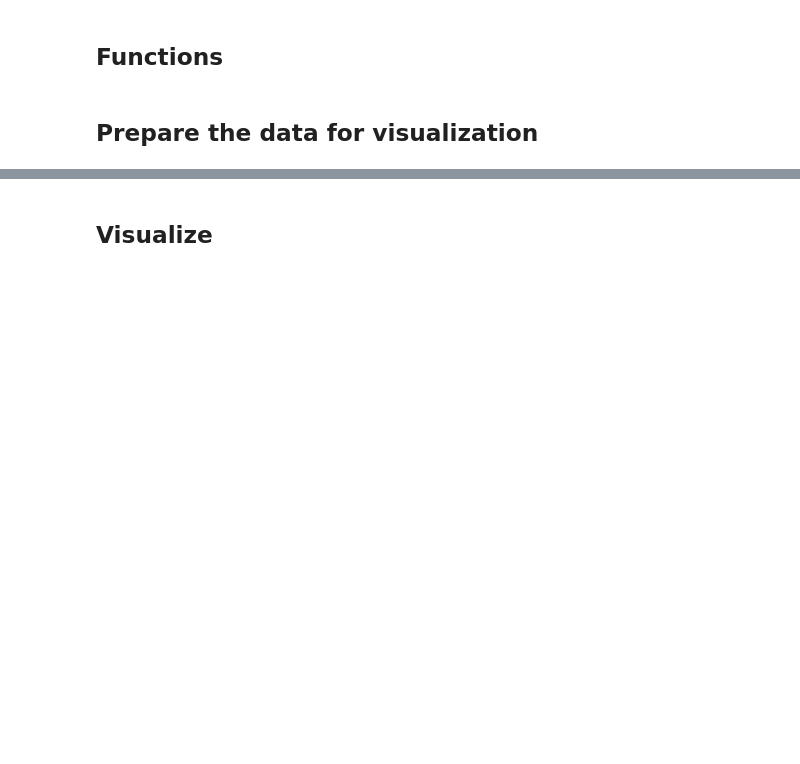
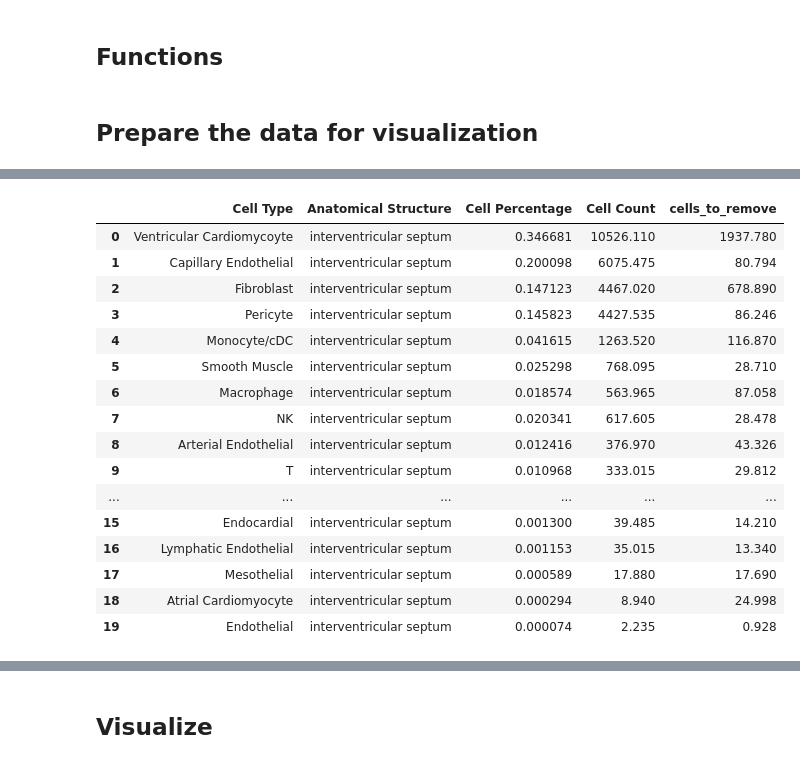
Before and after one commit to cns-iu/hra-construction-usage-supporting-information, a Jupyter notebook: hra_pop/figure_1_g_hra_pop.ipynb, the cells around one changed output, grey strips where cells are left out. Cells and saved outputs as stored; diff of their text form; code cells hidden in the pictures; blank space fills up the shorter version.

```diff
--- a/hra_pop/figure_1_g_hra_pop.ipynb
+++ b/hra_pop/figure_1_g_hra_pop.ipynb
@@ -17,0 +54,9 @@ import json
+# %%
+# may need to remove `v1`
+configuration = hra_api_client.Configuration(
+    host="https://apps.humanatlas.io/api"
+)
+
+api_client = hra_api_client.ApiClient(configuration)
+
+api_instance = default_api.V1Api(api_client)
@@ -145,0 +266,35 @@ concatenated_df
+# %%
+# subtract cells and re-compute percentage
+as_2_cells
+
+# Merging on the 'Cell Type' column
+as_2_cells_adjusted = pd.merge(as_2_cells, df_remove, on='Cell Type', how='inner')
+
+as_2_cells_adjusted['Cell Count'] = as_2_cells_adjusted['Cell Count']-as_2_cells_adjusted['cells_to_remove']
+
+# uncomment to remove col for dropped cells
+as_2_cells_adjusted
+
+# re-compute percentage
+total_cells = as_2_cells_adjusted['Cell Count'].sum()
+as_2_cells_adjusted['Cell Percentage'] = as_2_cells_adjusted['Cell Count'] / total_cells
+
+as_2_cells_adjusted
+# %% [output]
+|  | Cell Type | Anatomical Structure | Cell Percentage | Cell Count | cells_to_remove |
+| 0 | Ventricular Cardiomycoyte | interventricular septum | 0.346681 | 10526.110 | 1937.780 |
+| 1 | Capillary Endothelial | interventricular septum | 0.200098 | 6075.475 | 80.794 |
+| 2 | Fibroblast | interventricular septum | 0.147123 | 4467.020 | 678.890 |
+| 3 | Pericyte | interventricular septum | 0.145823 | 4427.535 | 86.246 |
+| 4 | Monocyte/cDC | interventricular septum | 0.041615 | 1263.520 | 116.870 |
+| 5 | Smooth Muscle | interventricular septum | 0.025298 | 768.095 | 28.710 |
+| 6 | Macrophage | interventricular septum | 0.018574 | 563.965 | 87.058 |
+| 7 | NK | interventricular septum | 0.020341 | 617.605 | 28.478 |
+| 8 | Arterial Endothelial | interventricular septum | 0.012416 | 376.970 | 43.326 |
+| 9 | T | interventricular septum | 0.010968 | 333.015 | 29.812 |
+| ... | ... | ... | ... | ... | ... |
+| 15 | Endocardial | interventricular septum | 0.001300 | 39.485 | 14.210 |
+| 16 | Lymphatic Endothelial | interventricular septum | 0.001153 | 35.015 | 13.340 |
+| 17 | Mesothelial | interventricular septum | 0.000589 | 17.880 | 17.690 |
+| 18 | Atrial Cardiomyocyte | interventricular septum | 0.000294 | 8.940 | 24.998 |
+| 19 | Endothelial | interventricular septum | 0.000074 | 2.235 | 0.928 |
```
Also changed, not shown: parts of 15 cells of this notebook, 8 other files.
